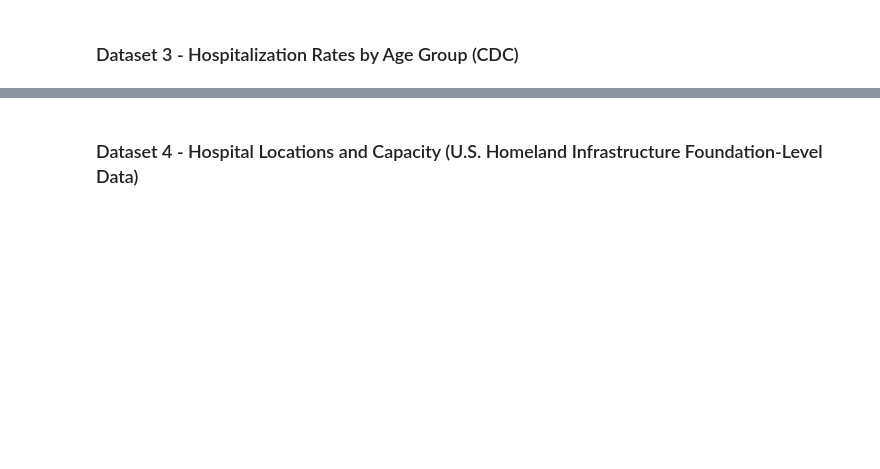
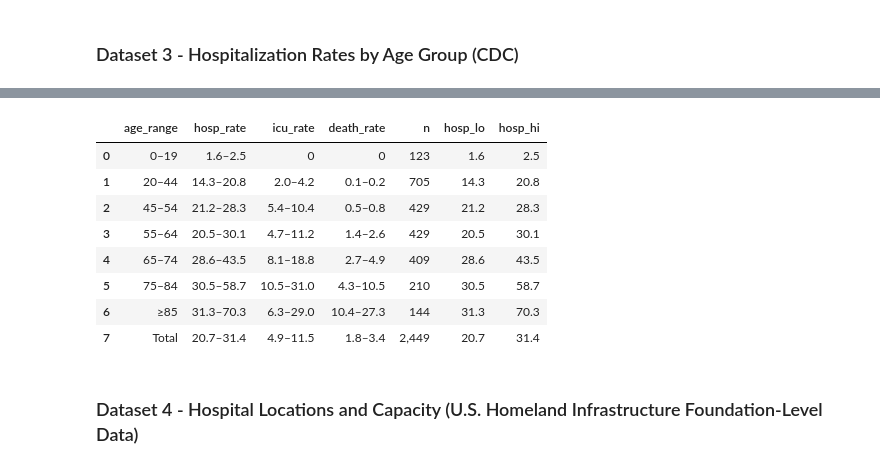
Before and after one commit to amcadie/covid_19_hospitalization_estimate, a Jupyter notebook: covid19_hospitalizations.ipynb, the cells around one changed output, grey strips where cells are left out. Drawn from its saved outputs; the diff is of its cells as text; code cells hidden in the pictures; blank space fills up the shorter version.

Commit message:
check in progress, add web scraper for CDC adverse outcome rates

```diff
--- a/covid19_hospitalizations.ipynb
+++ b/covid19_hospitalizations.ipynb
@@ -109,0 +121,8 @@ UnicodeDecodeError: 'utf-8' codec can't decode byte 0xf1 in position 2: invalid
+# %%
+# get html from CDC
+cdc_html = requests.get('https://www.cdc.gov/mmwr/volumes/69/wr/mm6912e2.htm')
+soup = BeautifulSoup(cdc_html.content)
+# %%
+# find table
+tables = soup.find_all('table')
+tables[0].find_all('tbody')
@@ -109,0 +147,14 @@ UnicodeDecodeError: 'utf-8' codec can't decode byte 0xf1 in position 2: invalid
+# %%
+table = tables[0].find('tbody')
+
+rows_dict = dict()
+
+for idx, row in enumerate(table.find_all('tr')):
+    temp_list = list()
+    for col in row.find_all('td'):
+        temp_list.append(col.string)
+    rows_dict[idx] = temp_list
+# %%
+cdc_df = pd.DataFrame(rows_dict).T
+cdc_df.columns = ['age_range', 'hosp_rate', 'icu_rate', 'death_rate']
+cdc_df
@@ -109,0 +171,22 @@ UnicodeDecodeError: 'utf-8' codec can't decode byte 0xf1 in position 2: invalid
+# %%
+# clean up a bit, extract relevant info into usable columns
+# self-challenge by doing this with vectorized pandas functions rather than standard regex
+
+cdc_df = (cdc_df
+          .assign(n = lambda x: x['age_range'].str.extract(r'\(([0-9,]{3,})\)'),
+                  age_range = lambda x: x['age_range'].str.extract(r'(.*)\s\([0-9,]{3,}\)'),
+                  hosp_lo = lambda x: x['hosp_rate'].str.extract(r'([0-9\.]{2,}).[0-9\.]{2,}'),
+                  hosp_hi = lambda x: x['hosp_rate'].str.extract(r'[0-9\.]{2,}.([0-9\.]{2,})'))
+         )
+
+cdc_df
+# %% [output]
+|  | age_range | hosp_rate | icu_rate | death_rate | n | hosp_lo | hosp_hi |
+| 0 | 0–19 | 1.6–2.5 | 0 | 0 | 123 | 1.6 | 2.5 |
+| 1 | 20–44 | 14.3–20.8 | 2.0–4.2 | 0.1–0.2 | 705 | 14.3 | 20.8 |
+| 2 | 45–54 | 21.2–28.3 | 5.4–10.4 | 0.5–0.8 | 429 | 21.2 | 28.3 |
+| 3 | 55–64 | 20.5–30.1 | 4.7–11.2 | 1.4–2.6 | 429 | 20.5 | 30.1 |
+| 4 | 65–74 | 28.6–43.5 | 8.1–18.8 | 2.7–4.9 | 409 | 28.6 | 43.5 |
+| 5 | 75–84 | 30.5–58.7 | 10.5–31.0 | 4.3–10.5 | 210 | 30.5 | 58.7 |
+| 6 | ≥85 | 31.3–70.3 | 6.3–29.0 | 10.4–27.3 | 144 | 31.3 | 70.3 |
+| 7 | Total | 20.7–31.4 | 4.9–11.5 | 1.8–3.4 | 2,449 | 20.7 | 31.4 |
```
Also changed, not shown: parts of 15 cells of this notebook.
